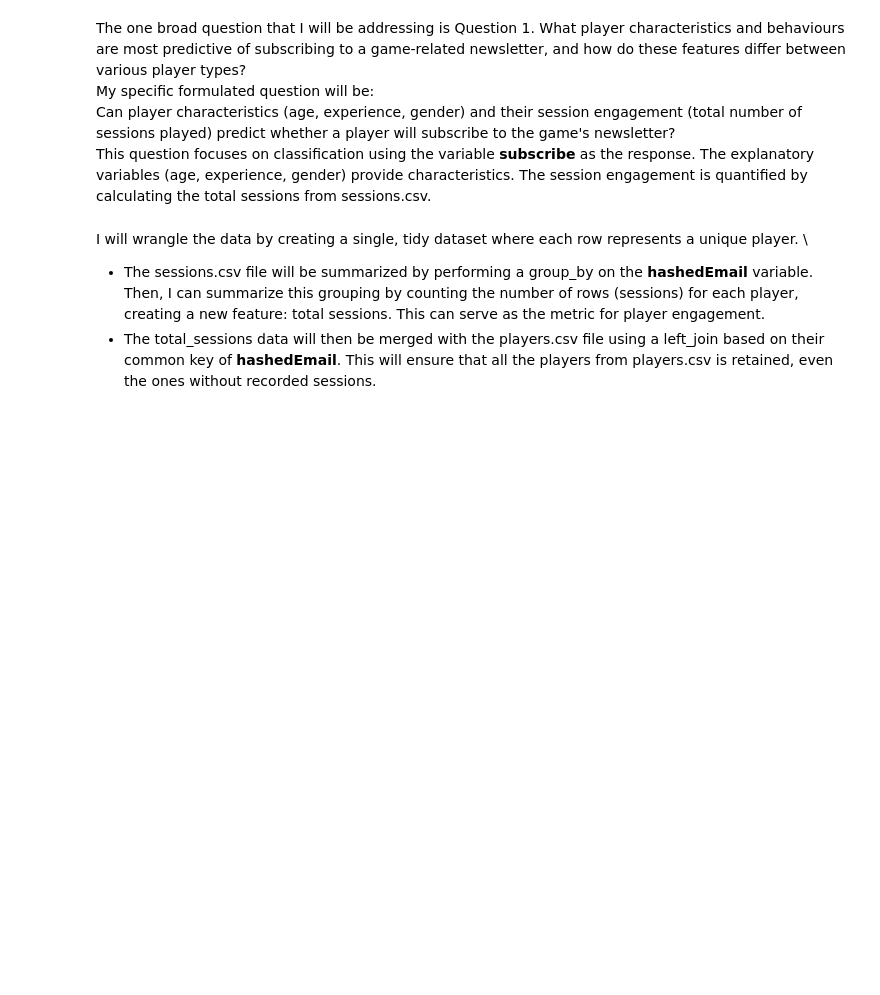
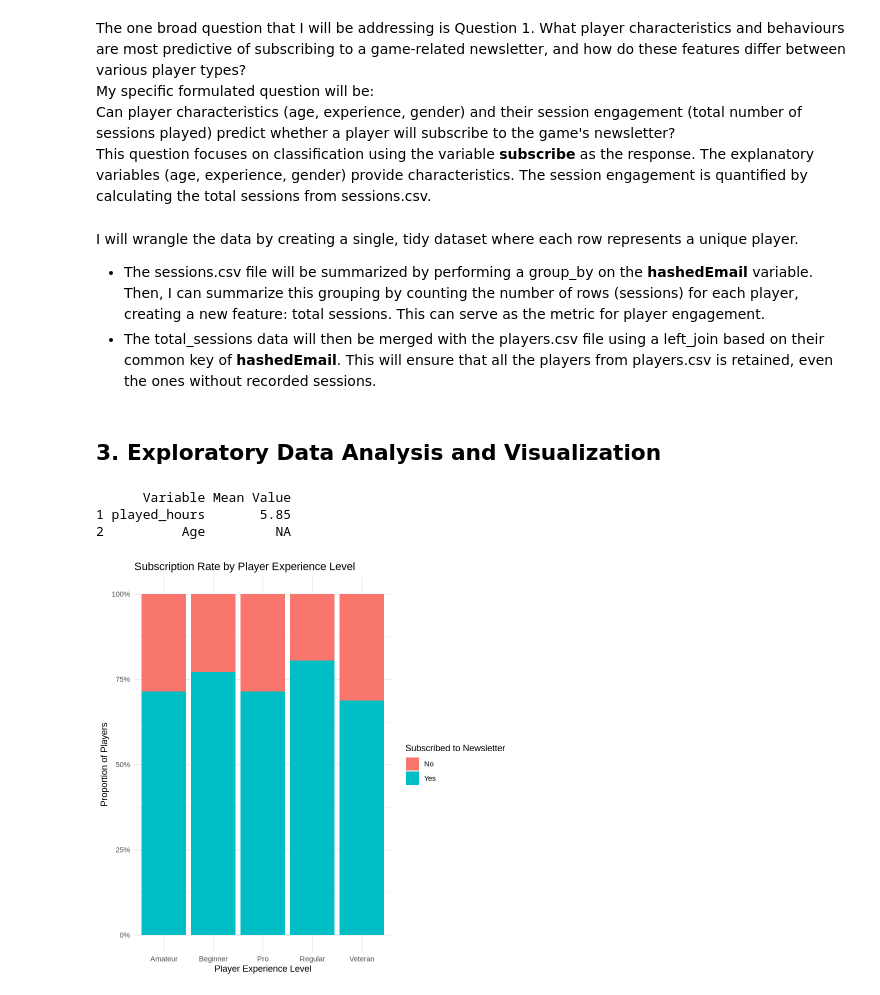
Before and after one commit to EdricMei/DSCI-100-Individual-Project, a Jupyter notebook: tidy.ipynb, the cells around one changed output. Cells and saved outputs as stored; diff of their text form; code cells hidden in the pictures; blank space fills up the shorter version.

```diff
--- a/tidy.ipynb
+++ b/tidy.ipynb
@@ -22,6 +25,50 @@ My specific formulated question will be: \
 Can player characteristics (age, experience, gender) and their session engagement (total number of sessions played) predict whether a player will subscribe to the game's newsletter? \
 This question focuses on classification using the variable **subscribe** as the response. The explanatory variables (age, experience, gender) provide characteristics. The session engagement is quantified by calculating the total sessions from sessions.csv.
 # %% [markdown]
-I will wrangle the data by creating a single, tidy dataset where each row represents a unique player. \
+I will wrangle the data by creating a single, tidy dataset where each row represents a unique player.
 * The sessions.csv file will be summarized by performing a group_by on the **hashedEmail** variable. Then, I can summarize this grouping by counting the number of rows (sessions) for each player, creating a new feature: total sessions. This can serve as the metric for player engagement.
 * The total_sessions data will then be merged with the players.csv file using a left_join based on their common key of **hashedEmail**. This will ensure that all the players from players.csv is retained, even the ones without recorded sessions.
+# %% [markdown]
+## 3. Exploratory Data Analysis and Visualization
+# %%
+players <- read_csv("players.csv", show_col_types = FALSE)
+sessions <- read_csv("sessions.csv", show_col_types = FALSE)
+
+session_counts <- sessions |>
+  group_by(hashedEmail) |>
+  summarize(total_sessions = n())
+
+full_data_tidy <- players |>
+  left_join(session_counts, by = "hashedEmail") |>
+  mutate(total_sessions = replace_na(total_sessions, 0)) |>
+  select(-name, -played_hours) |>
+  mutate(subscribe = factor(subscribe, levels = c(FALSE, TRUE), labels = c("No", "Yes")))
+
+mean_table <- players |>
+  select_if(is.numeric) |>
+  summarise_all(mean) |>
+  mutate_all(~format(round(., 2), nsmall = 2)) |>
+  t() |>
+  as.data.frame() |>
+  rownames_to_column(var = "Variable") |>
+  rename("Mean Value" = V1)
+
+print(mean_table)
+# %% [output]
+      Variable Mean Value
+1 played_hours       5.85
+2          Age         NA
+# %%
+full_data_tidy |>
+  ggplot(aes(x = experience, fill = subscribe)) +
+  geom_bar(position = "fill") +
+  scale_y_continuous(labels = scales::percent) +
+  labs(
+    title = "Subscription Rate by Player Experience Level",
+    x = "Player Experience Level",
+    y = "Proportion of Players",
+    fill = "Subscribed to Newsletter"
+  ) +
+  theme_minimal()
+# %% [output]
+[figure, added]
```
Also changed, not shown: parts of 4 cells of this notebook.
